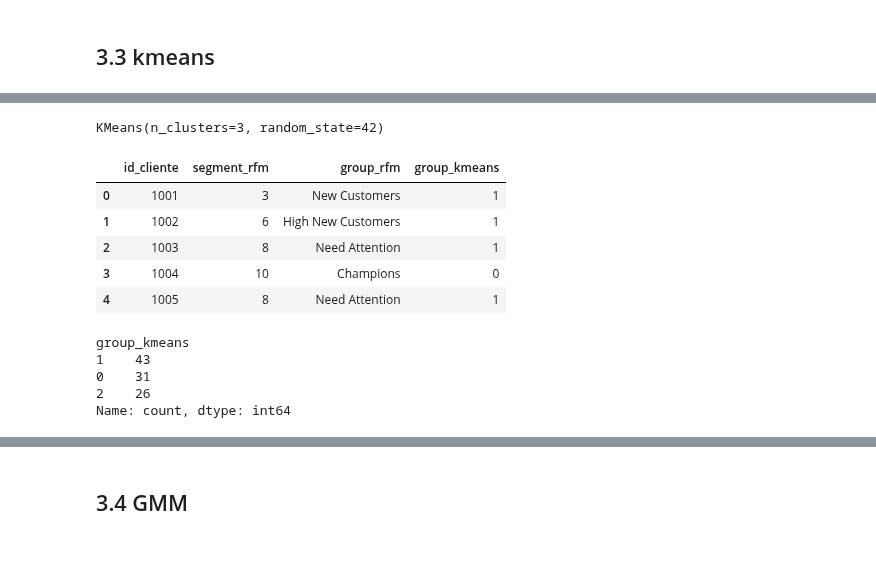
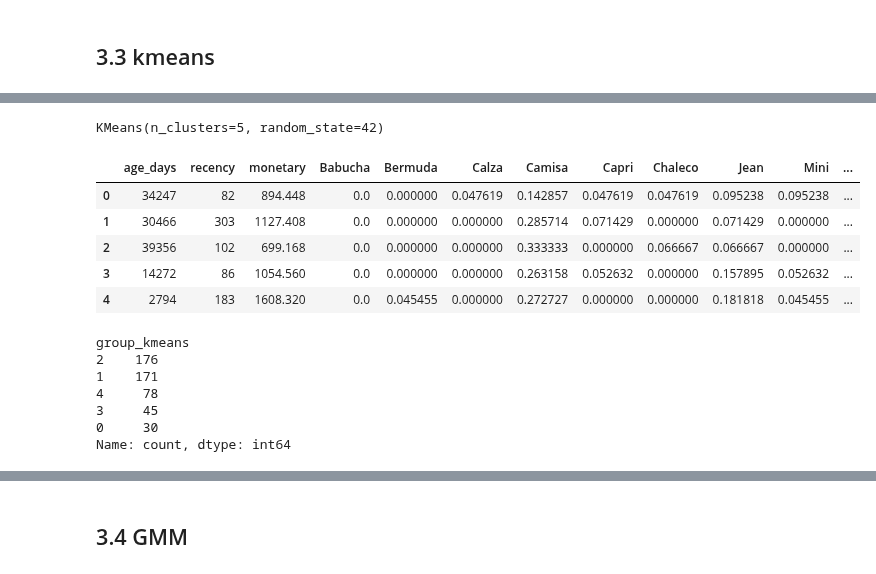
Before and after one commit to oecorrechag/Project-Australia, a Jupyter notebook: notebooks/3.0_models.ipynb, the cells around one changed output, grey strips where cells are left out. Saved outputs shown, nothing was run; the diff lists cells and outputs as text; code cells hidden in the pictures.

Commit message:
summary per group

```diff
--- a/notebooks/3.0_models.ipynb
+++ b/notebooks/3.0_models.ipynb
@@ -167,23 +167,30 @@ plt.show()
 # %%
-kmeans = KMeans(n_clusters=3, random_state=42)
+kmeans = KMeans(n_clusters=5, random_state=42)
 kmeans.fit(data_scaled)
 # %% [output]
-KMeans(n_clusters=3, random_state=42)
+KMeans(n_clusters=5, random_state=42)
-# %%
-df_models['group_kmeans'] = kmeans.predict(data_scaled)
-df_models.head()
-# %% [output]
-|  | id_cliente | segment_rfm | group_rfm | group_kmeans |
-| 0 | 1001 | 3 | New Customers | 1 |
-| 1 | 1002 | 6 | High New Customers | 1 |
-| 2 | 1003 | 8 | Need Attention | 1 |
-| 3 | 1004 | 10 | Champions | 0 |
-| 4 | 1005 | 8 | Need Attention | 1 |
+# %%
+df_models2 = dataset.copy()
+df_models2 = df_models2.loc[:,['age_days', 'recency', 'monetary',
+       'Babucha', 'Bermuda', 'Calza', 'Camisa', 'Capri', 'Chaleco', 'Jean',
+       'Mini', 'Pantalón', 'Pollera', 'Remera', 'Short',
+       'Strapless', 'Vestido', 'local']]
+df_models2['group_kmeans'] = kmeans.predict(data_scaled)
+df_models2.head()
+# %% [output]
+|  | age_days | recency | monetary | Babucha | Bermuda | Calza | Camisa | Capri | Chaleco | Jean | Mini | ... |
+| 0 | 34247 | 82 | 894.448 | 0.0 | 0.000000 | 0.047619 | 0.142857 | 0.047619 | 0.047619 | 0.095238 | 0.095238 | ... |
+| 1 | 30466 | 303 | 1127.408 | 0.0 | 0.000000 | 0.000000 | 0.285714 | 0.071429 | 0.000000 | 0.071429 | 0.000000 | ... |
+| 2 | 39356 | 102 | 699.168 | 0.0 | 0.000000 | 0.000000 | 0.333333 | 0.000000 | 0.066667 | 0.066667 | 0.000000 | ... |
+| 3 | 14272 | 86 | 1054.560 | 0.0 | 0.000000 | 0.000000 | 0.263158 | 0.052632 | 0.000000 | 0.157895 | 0.052632 | ... |
+| 4 | 2794 | 183 | 1608.320 | 0.0 | 0.045455 | 0.000000 | 0.272727 | 0.000000 | 0.000000 | 0.181818 | 0.045455 | ... |
 # %%
-df_models['group_kmeans'].value_counts()
+df_models2['group_kmeans'].value_counts()
 # %% [output]
 group_kmeans
-1    43
-0    31
-2    26
+2    176
+1    171
+4     78
+3     45
+0     30
 Name: count, dtype: int64
```
Also changed, not shown: parts of 4 cells of this notebook, 1 other file.
